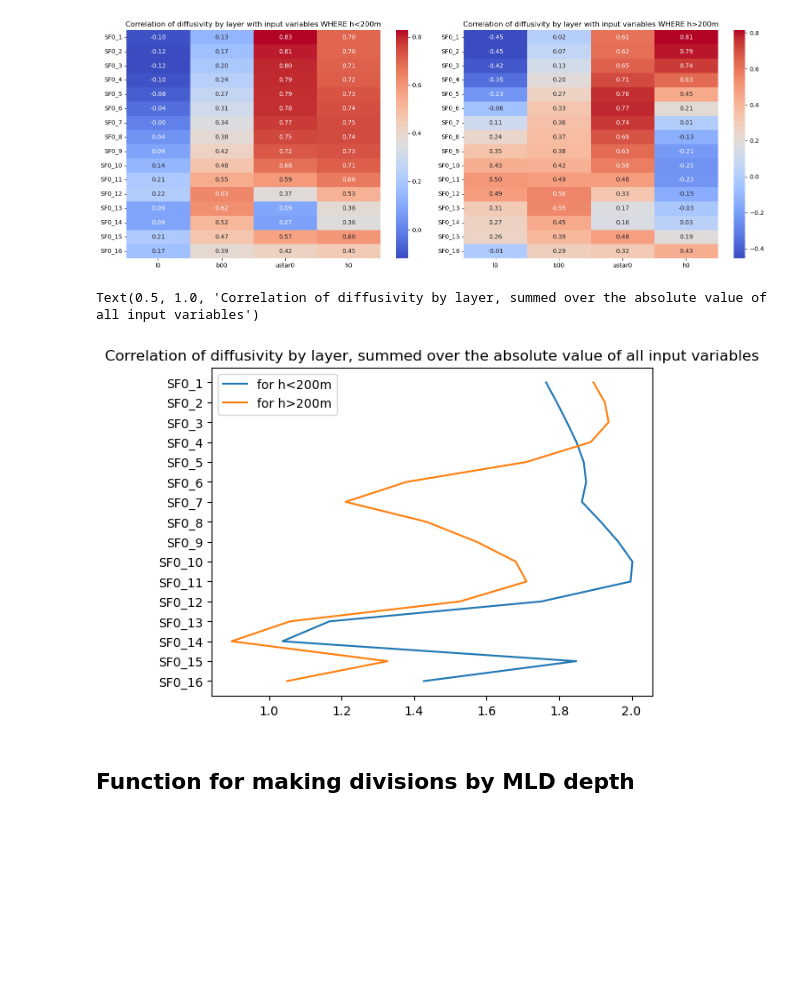
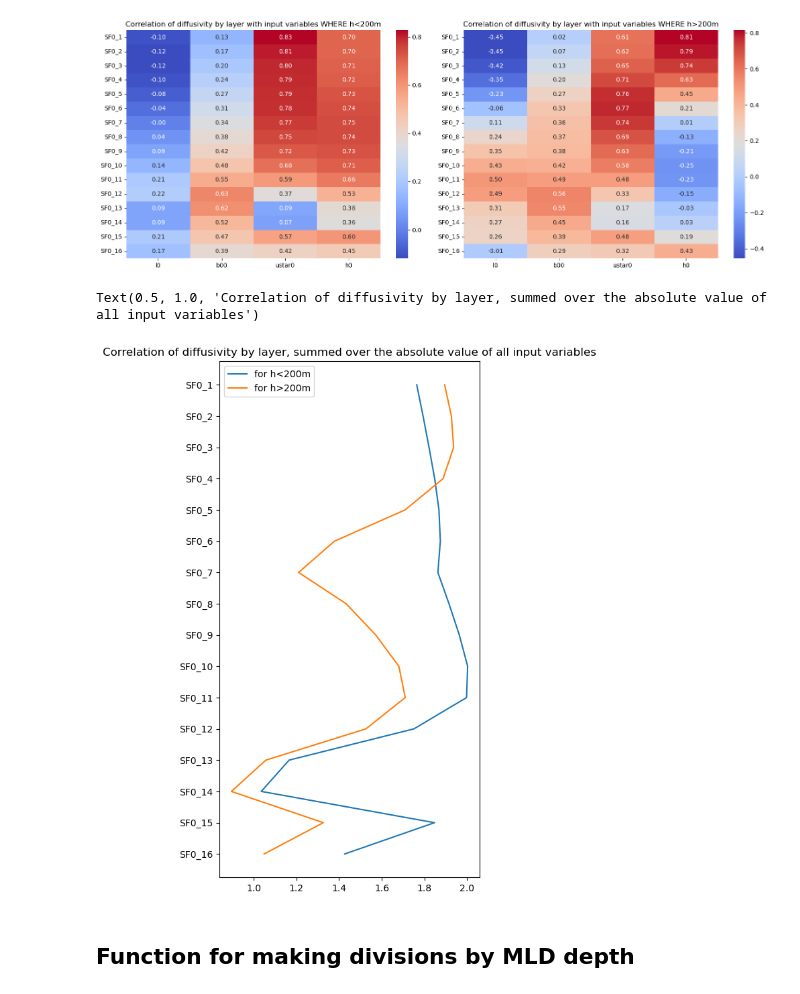
Before and after one commit to catlyu/climate_prediction_project2, a Jupyter notebook: feature_correlation.ipynb, the cells around one changed output. Saved outputs shown, nothing was run; the diff lists cells and outputs as text; code cells hidden in the pictures; blank space fills up the shorter version.

```diff
--- a/feature_correlation.ipynb
+++ b/feature_correlation.ipynb
@@ -275,15 +275,16 @@ shal_correlation_prof = sf0_correlation_shal.abs().sum(axis=1)
 deep_correlation_prof = sf0_correlation_deep.abs().sum(axis=1)
 y = np.arange(1,17)
 # %%
+plt.figure(figsize=(5,10))
 plt.plot(shal_correlation_prof, y, label=f"for h<{depth}m")
 plt.plot(deep_correlation_prof, y, label=f"for h>{depth}m")
 plt.gca().invert_yaxis()
 plt.legend()
 plt.yticks(ticks=np.arange(1,17,1),labels=['SF0_1','SF0_2','SF0_3','SF0_4','SF0_5','SF0_6','SF0_7','SF0_8','SF0_9','SF0_10','SF0_11','SF0_12','SF0_13','SF0_14','SF0_15','SF0_16']);
 plt.title('Correlation of diffusivity by layer, summed over the absolute value of all input variables')
 # %% [output]
 Text(0.5, 1.0, 'Correlation of diffusivity by layer, summed over the absolute value of all input variables')
-[figure, old version]
+[figure, new version]
 # %% [markdown]
 ## Function for making divisions by MLD depth
 # %%
```
Also changed, not shown: parts of 2 cells of this notebook.
